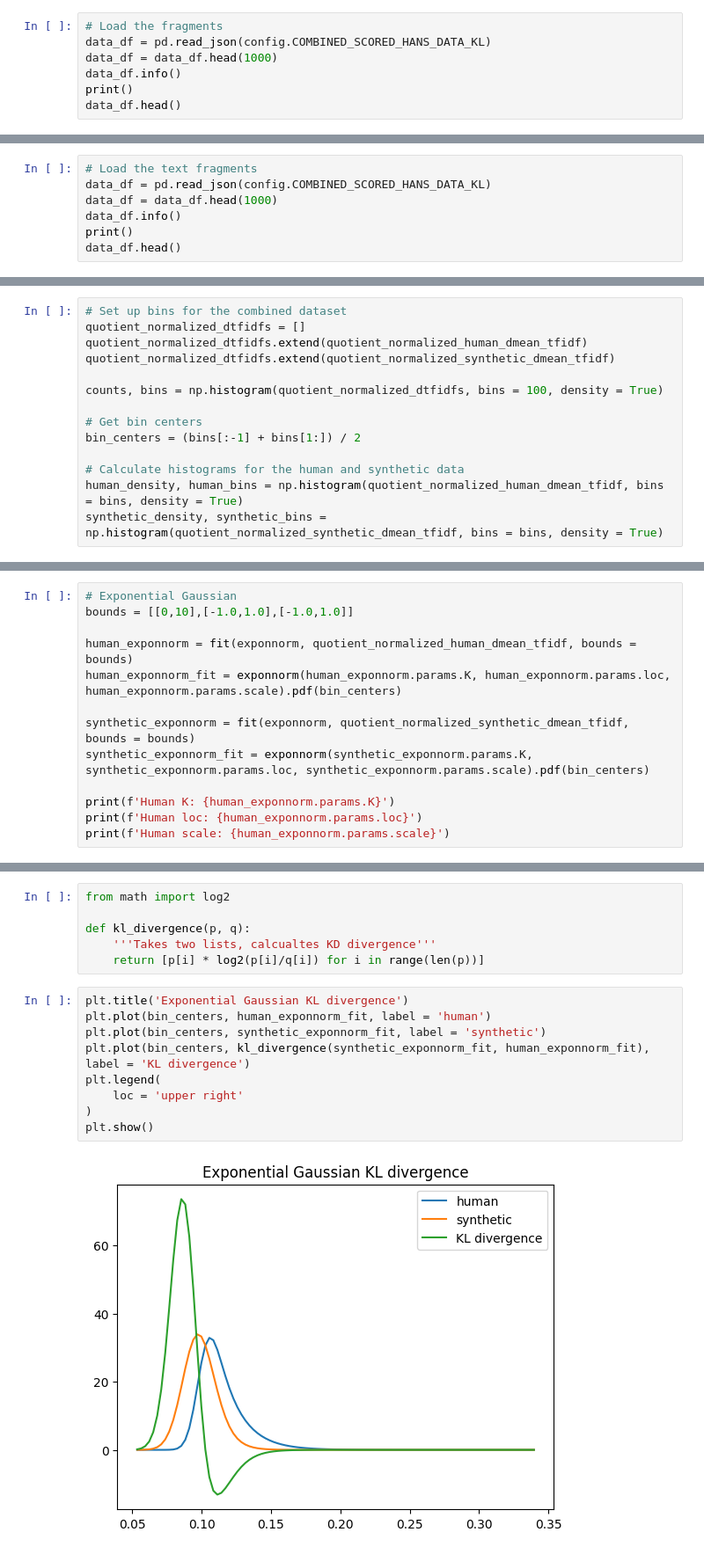
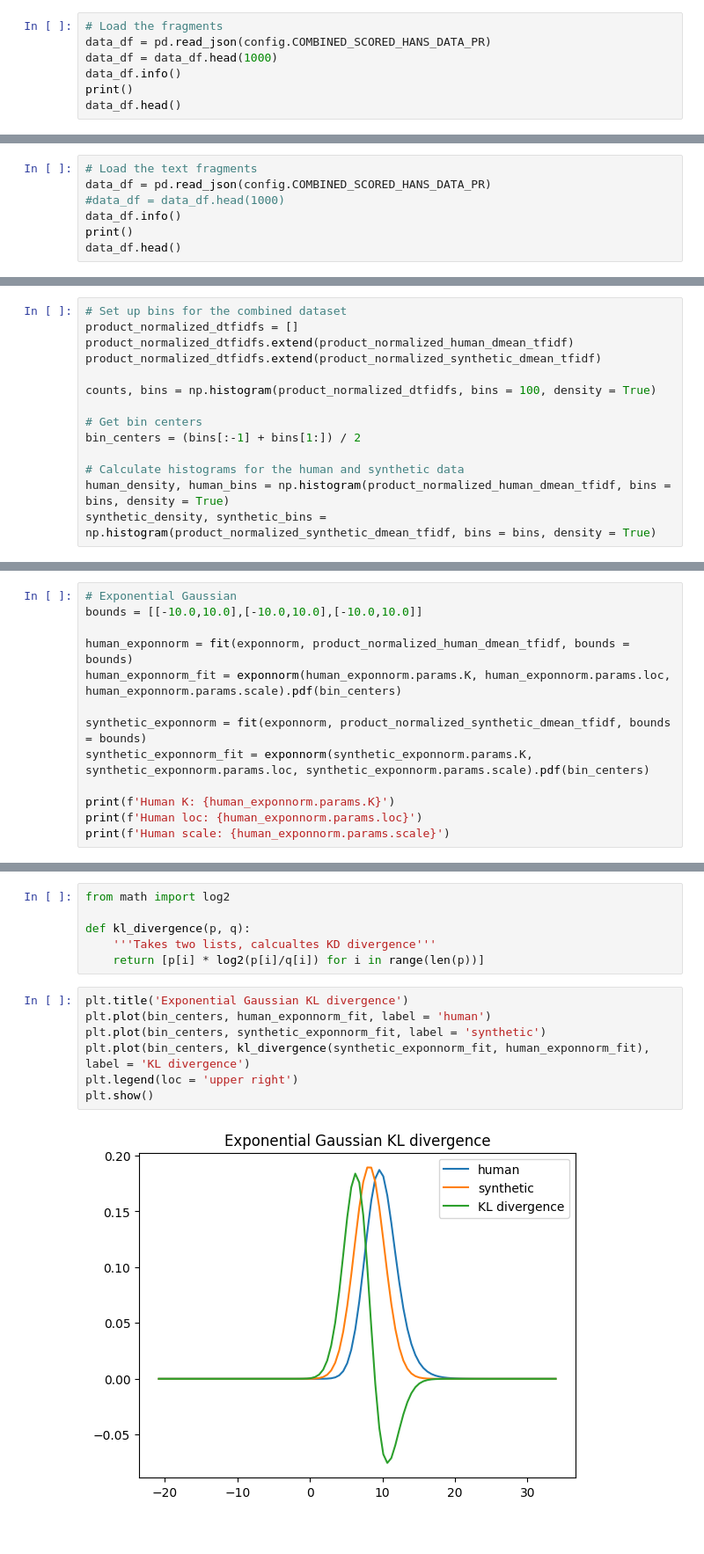
Before and after one commit to gperdrizet/llm_detector, a Jupyter notebook: classifier/notebooks/03-TF-IDF.ipynb, the cells around one changed output, grey strips where cells are left out. Shown at 88% size. Saved outputs shown, nothing was run; the diff lists cells and outputs as text.

```diff
--- a/classifier/notebooks/03-TF-IDF.ipynb
+++ b/classifier/notebooks/03-TF-IDF.ipynb
@@ -245,7 +245,7 @@ tfidf_df_mean = tfidf_df_sum / len(tfidf_df_sum)
 tfidf_lut = dict(zip(tfidf_df.columns, tfidf_df_mean))
 # %%
 # Load the fragments
-data_df = pd.read_json(config.COMBINED_SCORED_HANS_DATA_KL)
+data_df = pd.read_json(config.COMBINED_SCORED_HANS_DATA_PR)
 data_df = data_df.head(1000)
 data_df.info()
 print()
@@ -444,8 +444,8 @@ tfidf_luts = {
 }
 # %%
 # Load the text fragments
-data_df = pd.read_json(config.COMBINED_SCORED_HANS_DATA_KL)
-data_df = data_df.head(1000)
+data_df = pd.read_json(config.COMBINED_SCORED_HANS_DATA_PR)
+#data_df = data_df.head(1000)
 data_df.info()
 print()
 data_df.head()
@@ -857,17 +857,17 @@ import numpy as np
 from scipy.stats import fit, gamma, norm, exponnorm, laplace, gaussian_kde
 # %%
 # Set up bins for the combined dataset
-quotient_normalized_dtfidfs = []
-quotient_normalized_dtfidfs.extend(quotient_normalized_human_dmean_tfidf)
-quotient_normalized_dtfidfs.extend(quotient_normalized_synthetic_dmean_tfidf)
+product_normalized_dtfidfs = []
+product_normalized_dtfidfs.extend(product_normalized_human_dmean_tfidf)
+product_normalized_dtfidfs.extend(product_normalized_synthetic_dmean_tfidf)
 
-counts, bins = np.histogram(quotient_normalized_dtfidfs, bins = 100, density = True)
+counts, bins = np.histogram(product_normalized_dtfidfs, bins = 100, density = True)
 
 # Get bin centers
 bin_centers = (bins[:-1] + bins[1:]) / 2
 
 # Calculate histograms for the human and synthetic data
-human_density, human_bins = np.histogram(quotient_normalized_human_dmean_tfidf, bins = bins, density = True)
-synthetic_density, synthetic_bins = np.histogram(quotient_normalized_synthetic_dmean_tfidf, bins = bins, density = True)
+human_density, human_bins = np.histogram(product_normalized_human_dmean_tfidf, bins = bins, density = True)
+synthetic_density, synthetic_bins = np.histogram(product_normalized_synthetic_dmean_tfidf, bins = bins, density = True)
 # %%
 # Gaussian distribution
@@ -887,11 +887,11 @@ Human scale: 0.01967268676098489
 # %%
 # Exponential Gaussian
-bounds = [[0,10],[-1.0,1.0],[-1.0,1.0]]
+bounds = [[-10.0,10.0],[-10.0,10.0],[-10.0,10.0]]
 
-human_exponnorm = fit(exponnorm, quotient_normalized_human_dmean_tfidf, bounds = bounds)
+human_exponnorm = fit(exponnorm, product_normalized_human_dmean_tfidf, bounds = bounds)
 human_exponnorm_fit = exponnorm(human_exponnorm.params.K, human_exponnorm.params.loc, human_exponnorm.params.scale).pdf(bin_centers)
 
-synthetic_exponnorm = fit(exponnorm, quotient_normalized_synthetic_dmean_tfidf, bounds = bounds)
+synthetic_exponnorm = fit(exponnorm, product_normalized_synthetic_dmean_tfidf, bounds = bounds)
 synthetic_exponnorm_fit = exponnorm(synthetic_exponnorm.params.K, synthetic_exponnorm.params.loc, synthetic_exponnorm.params.scale).pdf(bin_centers)
 
 print(f'Human K: {human_exponnorm.params.K}')
@@ -955,11 +1009,9 @@ def kl_divergence(p, q):
 # %%
 plt.title('Exponential Gaussian KL divergence')
 plt.plot(bin_centers, human_exponnorm_fit, label = 'human')
 plt.plot(bin_centers, synthetic_exponnorm_fit, label = 'synthetic')
 plt.plot(bin_centers, kl_divergence(synthetic_exponnorm_fit, human_exponnorm_fit), label = 'KL divergence')
-plt.legend(
-    loc = 'upper right'
-)
+plt.legend(loc = 'upper right')
 plt.show()
 # %% [output]
-[figure, old version]
+[figure, new version]
```
Also changed, not shown: parts of 24 cells of this notebook.
